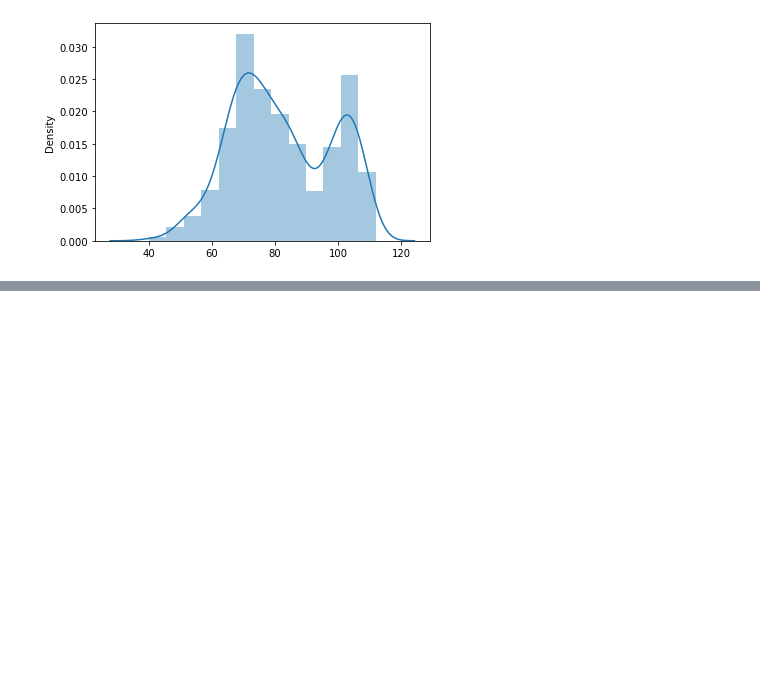
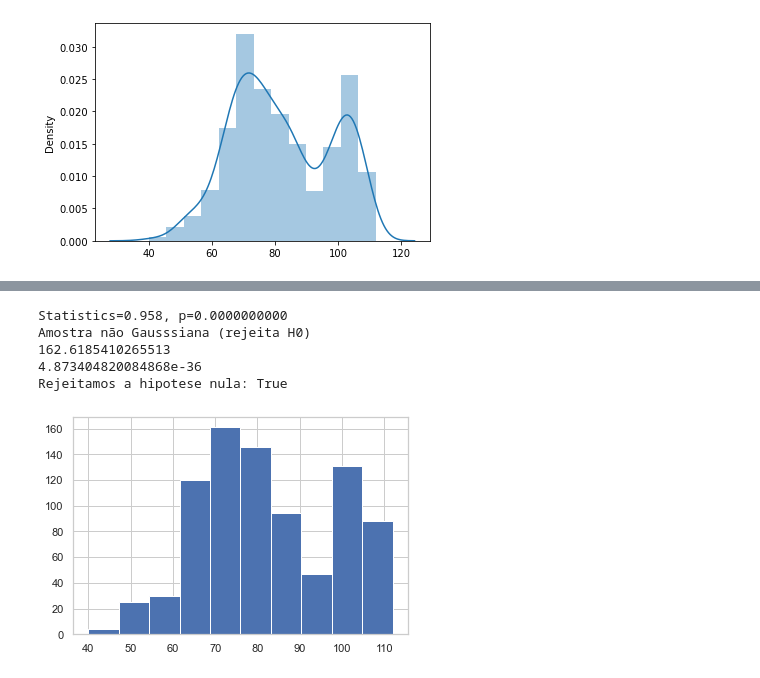
Before and after one commit to vinihsilv/Project-statistic, a Jupyter notebook: projeto.ipynb, the cells around one changed output, grey strips where cells are left out. Drawn from its saved outputs; the diff is of its cells as text; code cells hidden in the pictures; blank space fills up the shorter version.

```diff
--- a/projeto.ipynb
+++ b/projeto.ipynb
@@ -147,0 +141,28 @@ Rejeitamos a hipotese nula: True
+# %%
+data3 = data.to_numpy()
+x3 = data3[:,1] #Circ
+y3 = data3[:,2] # D.Circ
+
+stat2, p2 = shapiro(y3)
+print('Statistics=%.3f, p=%.3f' % (stat2, p2))
+
+alpha2 = 0.05
+if p2 > alpha2:
+    print('Amostra Gaussiana (aceita H0)')
+else:
+    print('Amostra não Gausssiana (rejeita H0)')
+from scipy.stats import normaltest
+significancia2 = 0.10
+data['D.Circ'].hist(bins = 10)
+stat_test2, p_valor2 = normaltest(data["D.Circ"])
+print(stat_test2)
+print(p_valor2)
+resultado2=p_valor2<=significancia2
+print("Rejeitamos a hipotese nula:", resultado2)
+# %% [output]
+Statistics=0.958, p=0.0000000000
+Amostra não Gausssiana (rejeita H0)
+162.6185410265513
+4.873404820084868e-36
+Rejeitamos a hipotese nula: True
+[figure, added]
```
Also changed, not shown: parts of 6 cells of this notebook.
